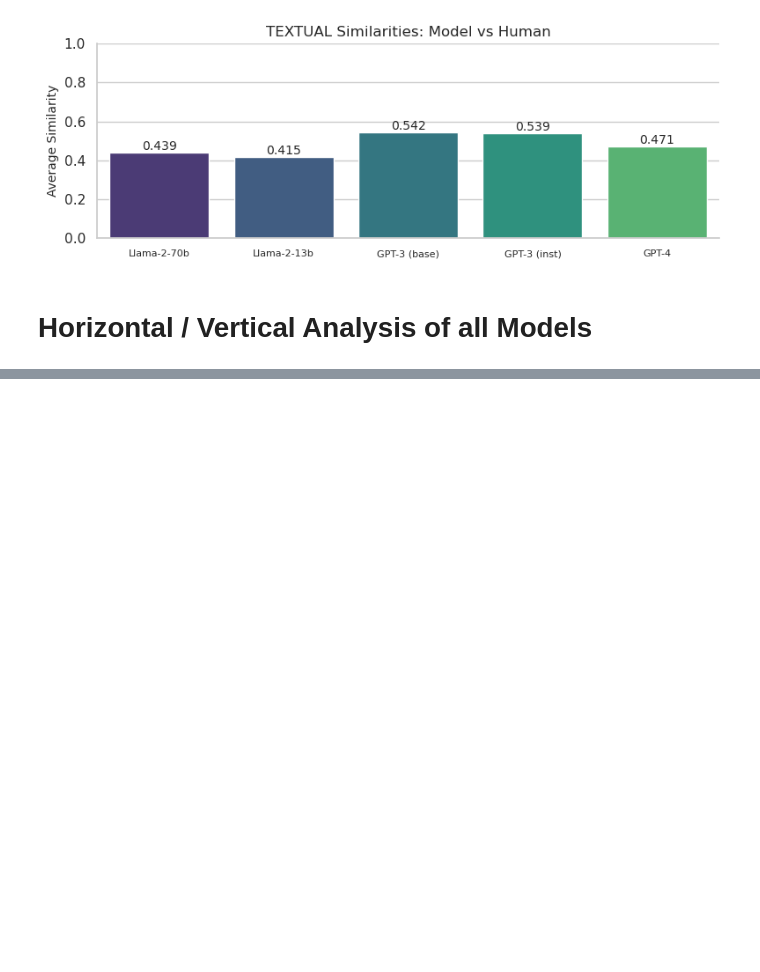
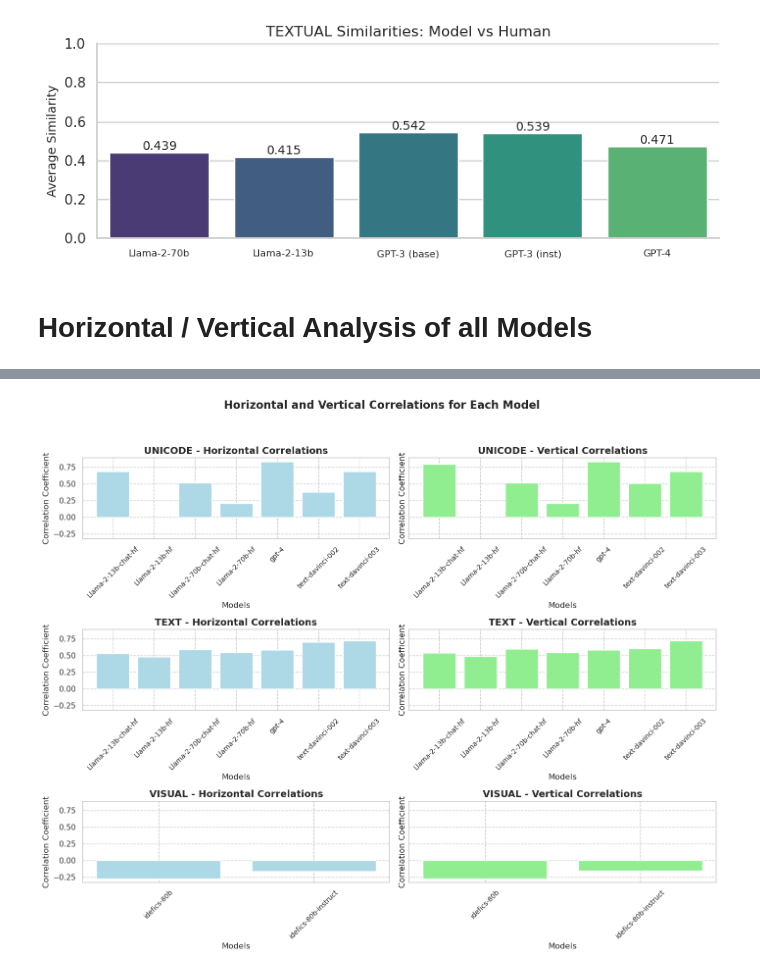
Before and after one commit to PhilWicke/Image-Schemas-in-LLMs, a Jupyter notebook: src/experiment_01/D_Evaluation.ipynb, the cells around one changed output, grey strips where cells are left out. Cells and saved outputs as stored; diff of their text form; code cells hidden in the pictures; blank space fills up the shorter version.

Commit message:
added binary results

```diff
--- a/src/experiment_01/D_Evaluation.ipynb
+++ b/src/experiment_01/D_Evaluation.ipynb
@@ -320,0 +334,6 @@ FileNotFoundError: [Errno 2] No such file or directory: 'results/VISUAL_Llama-2-
+# %%
+binary_richardson = dict()
+for i, data in richardson_data.items():
+    binary_richardson[i] = [round(sum(data[:2]),2), round(sum(data[2:]),2)]
+
+print(binary_richardson)
@@ -320,0 +378,46 @@ FileNotFoundError: [Errno 2] No such file or directory: 'results/VISUAL_Llama-2-
+# %%
+import matplotlib.pyplot as plt
+import seaborn as sns
+import numpy as np
+
+# Assuming horizontal_correlations and vertical_correlations are already computed
+
+# Set seaborn style
+sns.set(style="whitegrid", palette="pastel", rc={"axes.edgecolor": ".8", "grid.linestyle": "--"})
+
+# Set up subplots dynamically based on the number of conditions
+num_conditions = len(horizontal_correlations)
+fig, axes = plt.subplots(nrows=num_conditions, ncols=2, figsize=(14, 4 * num_conditions), sharey=True)
+fig.suptitle('Horizontal and Vertical Correlations for Each Model', fontsize=16, weight='bold')
+
+# Iterate through conditions
+for i, (condition, models) in enumerate(horizontal_correlations.items()):
+    # Extract unique models available in the current condition
+    unique_models = sorted(models.keys())
+
+    # Horizontal Correlations
+    horizontal_vals = [horizontal_correlations[condition][model] for model in unique_models]
+    axes[i, 0].bar(unique_models, horizontal_vals, color="lightblue")
+    axes[i, 0].set_title(f'{condition} - Horizontal Correlations', fontsize=14, weight='bold')
+    axes[i, 0].set_xlabel('Models', fontsize=12)
+    axes[i, 0].set_ylabel('Correlation Coefficient', fontsize=12)
+    axes[i, 0].tick_params(axis='x', rotation=45, labelsize=10)
+
+    # Vertical Correlations
+    vertical_vals = [vertical_correlations[condition][model] for model in unique_models]
+    axes[i, 1].bar(unique_models, vertical_vals, color="lightgreen")
+    axes[i, 1].set_title(f'{condition} - Vertical Correlations', fontsize=14, weight='bold')
+    axes[i, 1].set_xlabel('Models', fontsize=12)
+    axes[i, 1].set_ylabel('Correlation Coefficient', fontsize=12)
+    axes[i, 1].tick_params(axis='x', rotation=45, labelsize=10)
+
+    # Adjust subplot spacing
+    plt.subplots_adjust(wspace=0.4)
+
+# Adjust layout
+plt.tight_layout(rect=[0, 0.03, 1, 0.95])
+
+# Show the plot
+plt.show()
+# %% [output]
+[figure, added]
```
Also changed, not shown: parts of 6 cells of this notebook.
